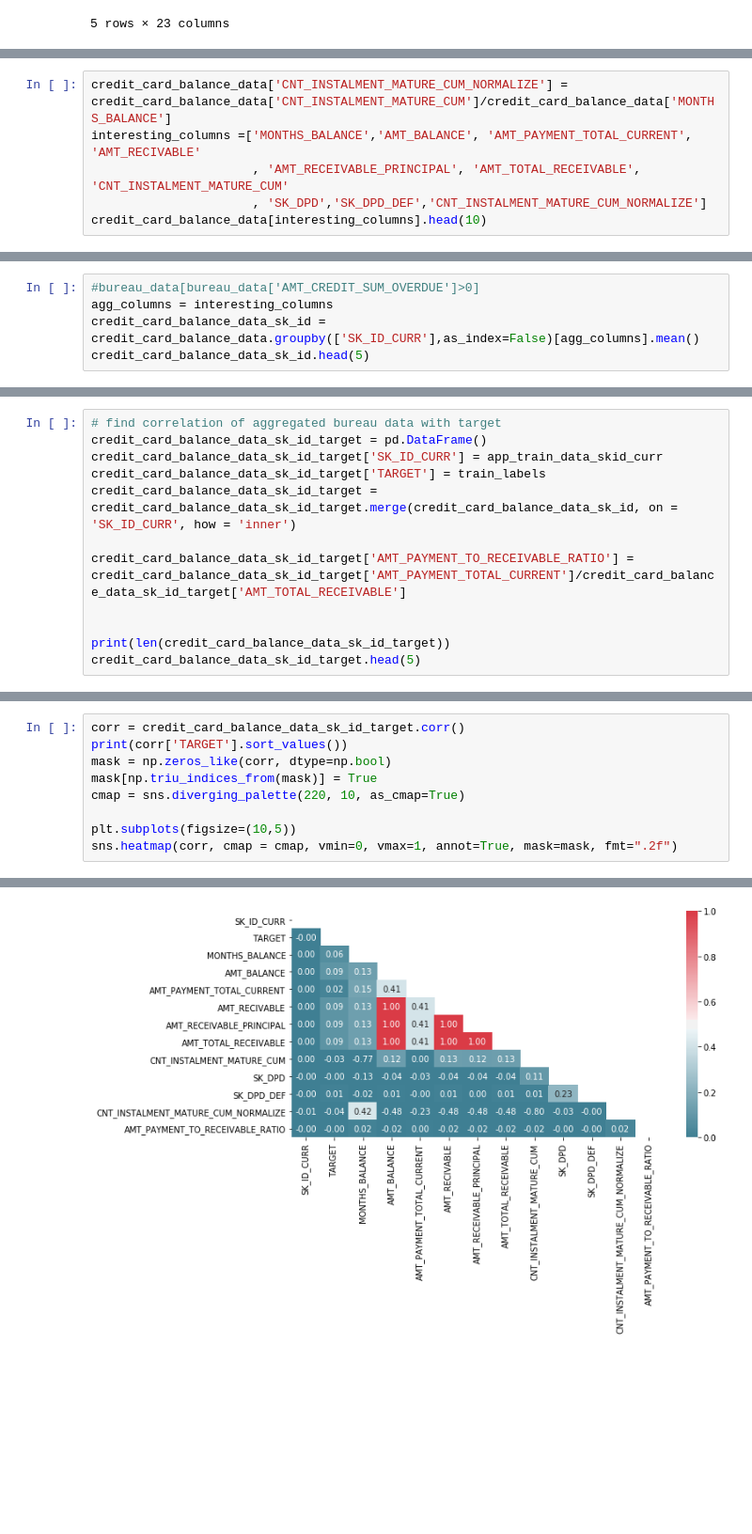
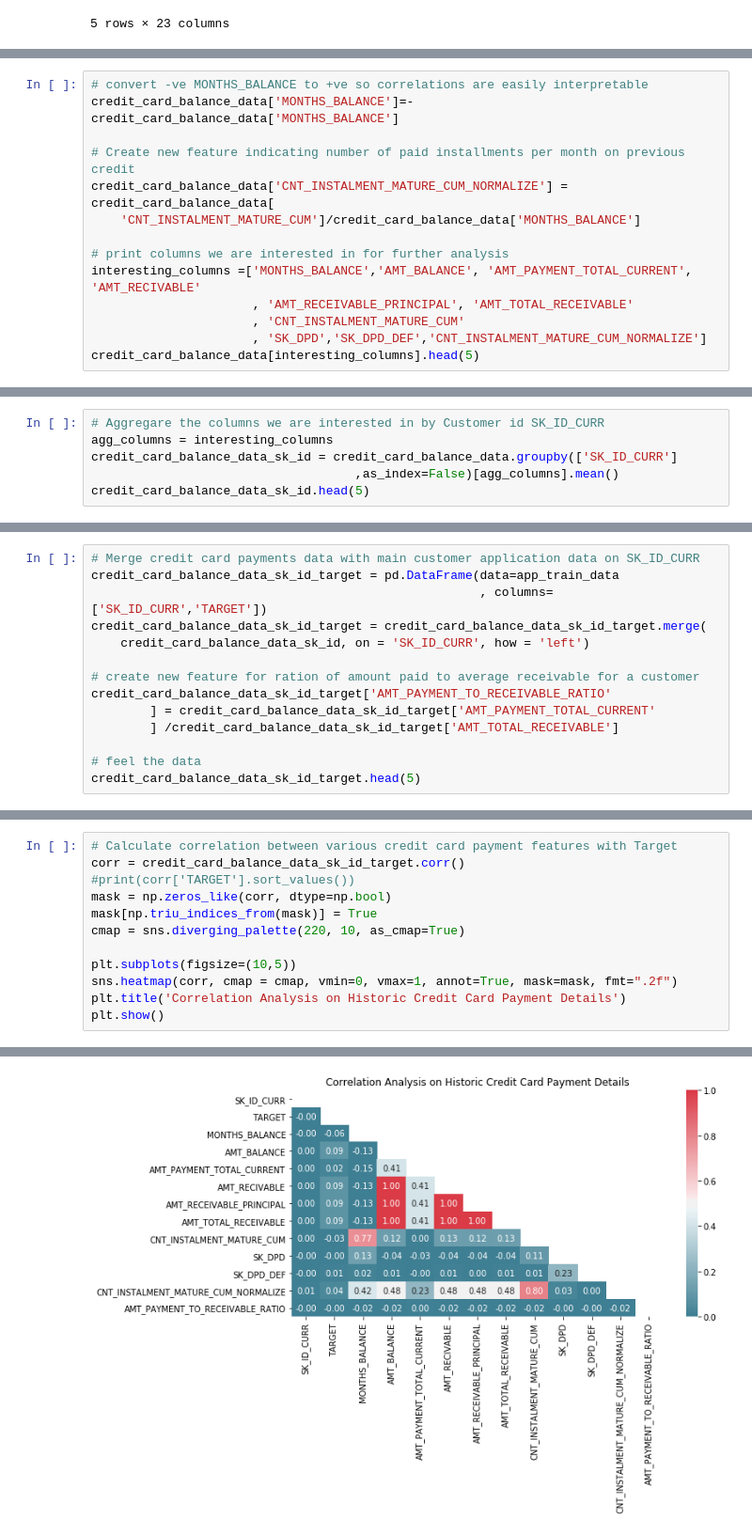
Before and after one commit to gauravkdesai/w207-FinalProject-HomeCreditDefaultRisk, a Jupyter notebook: EDA.ipynb, the cells around one changed output, grey strips where cells are left out. Shown: that part at 94% size. Saved outputs shown, nothing was run; the diff lists cells and outputs as text; blank space fills up the shorter version.

```diff
--- a/EDA.ipynb
+++ b/EDA.ipynb
@@ -678,8 +700,16 @@ credit_card_balance_data shape :  (3840312, 23)
 # %%
-credit_card_balance_data['CNT_INSTALMENT_MATURE_CUM_NORMALIZE'] = credit_card_balance_data['CNT_INSTALMENT_MATURE_CUM']/credit_card_balance_data['MONTHS_BALANCE']
+# convert -ve MONTHS_BALANCE to +ve so correlations are easily interpretable
+credit_card_balance_data['MONTHS_BALANCE']=-credit_card_balance_data['MONTHS_BALANCE']
+
+# Create new feature indicating number of paid installments per month on previous credit
+credit_card_balance_data['CNT_INSTALMENT_MATURE_CUM_NORMALIZE'] = credit_card_balance_data[
+    'CNT_INSTALMENT_MATURE_CUM']/credit_card_balance_data['MONTHS_BALANCE']
+
+# print columns we are interested in for further analysis
 interesting_columns =['MONTHS_BALANCE','AMT_BALANCE', 'AMT_PAYMENT_TOTAL_CURRENT', 'AMT_RECIVABLE'
-                      , 'AMT_RECEIVABLE_PRINCIPAL', 'AMT_TOTAL_RECEIVABLE', 'CNT_INSTALMENT_MATURE_CUM'
+                      , 'AMT_RECEIVABLE_PRINCIPAL', 'AMT_TOTAL_RECEIVABLE'
+                      , 'CNT_INSTALMENT_MATURE_CUM'
                       , 'SK_DPD','SK_DPD_DEF','CNT_INSTALMENT_MATURE_CUM_NORMALIZE']
-credit_card_balance_data[interesting_columns].head(10)
+credit_card_balance_data[interesting_columns].head(5)
 # %% [output]
 |  | MONTHS_BALANCE | AMT_BALANCE | AMT_PAYMENT_TOTAL_CURRENT | AMT_RECIVABLE | AMT_RECEIVABLE_PRINCIPAL | ... |
@@ -696,7 +721,8 @@ credit_card_balance_data[interesting_columns].head(10)
 # %%
-#bureau_data[bureau_data['AMT_CREDIT_SUM_OVERDUE']>0]
+# Aggregare the columns we are interested in by Customer id SK_ID_CURR
 agg_columns = interesting_columns
-credit_card_balance_data_sk_id = credit_card_balance_data.groupby(['SK_ID_CURR'],as_index=False)[agg_columns].mean()
+credit_card_balance_data_sk_id = credit_card_balance_data.groupby(['SK_ID_CURR']
+                                    ,as_index=False)[agg_columns].mean()
 credit_card_balance_data_sk_id.head(5)
 # %% [output]
 |  | SK_ID_CURR | MONTHS_BALANCE | AMT_BALANCE | AMT_PAYMENT_TOTAL_CURRENT | AMT_RECIVABLE | AMT_RECEIVABLE_PRINCIPAL | ... |
@@ -708,13 +734,15 @@ credit_card_balance_data_sk_id.head(5)
 # %%
-# find correlation of aggregated bureau data with target
-credit_card_balance_data_sk_id_target = pd.DataFrame()
-credit_card_balance_data_sk_id_target['SK_ID_CURR'] = app_train_data_skid_curr
-credit_card_balance_data_sk_id_target['TARGET'] = train_labels
-credit_card_balance_data_sk_id_target = credit_card_balance_data_sk_id_target.merge(credit_card_balance_data_sk_id, on = 'SK_ID_CURR', how = 'inner')
+# Merge credit card payments data with main customer application data on SK_ID_CURR
+credit_card_balance_data_sk_id_target = pd.DataFrame(data=app_train_data
+                                                     , columns=['SK_ID_CURR','TARGET'])
+credit_card_balance_data_sk_id_target = credit_card_balance_data_sk_id_target.merge(
+    credit_card_balance_data_sk_id, on = 'SK_ID_CURR', how = 'left')
 
-credit_card_balance_data_sk_id_target['AMT_PAYMENT_TO_RECEIVABLE_RATIO'] = credit_card_balance_data_sk_id_target['AMT_PAYMENT_TOTAL_CURRENT']/credit_card_balance_data_sk_id_target['AMT_TOTAL_RECEIVABLE']
+# create new feature for ration of amount paid to average receivable for a customer
+credit_card_balance_data_sk_id_target['AMT_PAYMENT_TO_RECEIVABLE_RATIO'
+        ] = credit_card_balance_data_sk_id_target['AMT_PAYMENT_TOTAL_CURRENT'
+        ] /credit_card_balance_data_sk_id_target['AMT_TOTAL_RECEIVABLE']
 
-
-print(len(credit_card_balance_data_sk_id_target))
+# feel the data
 credit_card_balance_data_sk_id_target.head(5)
 # %% [output]
@@ -728,10 +755,13 @@ credit_card_balance_data_sk_id_target.head(5)
 # %%
+# Calculate correlation between various credit card payment features with Target
 corr = credit_card_balance_data_sk_id_target.corr()
-print(corr['TARGET'].sort_values())
+#print(corr['TARGET'].sort_values())
 mask = np.zeros_like(corr, dtype=np.bool)
 mask[np.triu_indices_from(mask)] = True
 cmap = sns.diverging_palette(220, 10, as_cmap=True)
 
 plt.subplots(figsize=(10,5))
 sns.heatmap(corr, cmap = cmap, vmin=0, vmax=1, annot=True, mask=mask, fmt=".2f")
+plt.title('Correlation Analysis on Historic Credit Card Payment Details')
+plt.show()
 # %% [output]
@@ -753 +768 @@ Name: TARGET, dtype: float64
-[figure, old version]
+[figure, new version]
```
Also changed, not shown: parts of 91 cells of this notebook.
